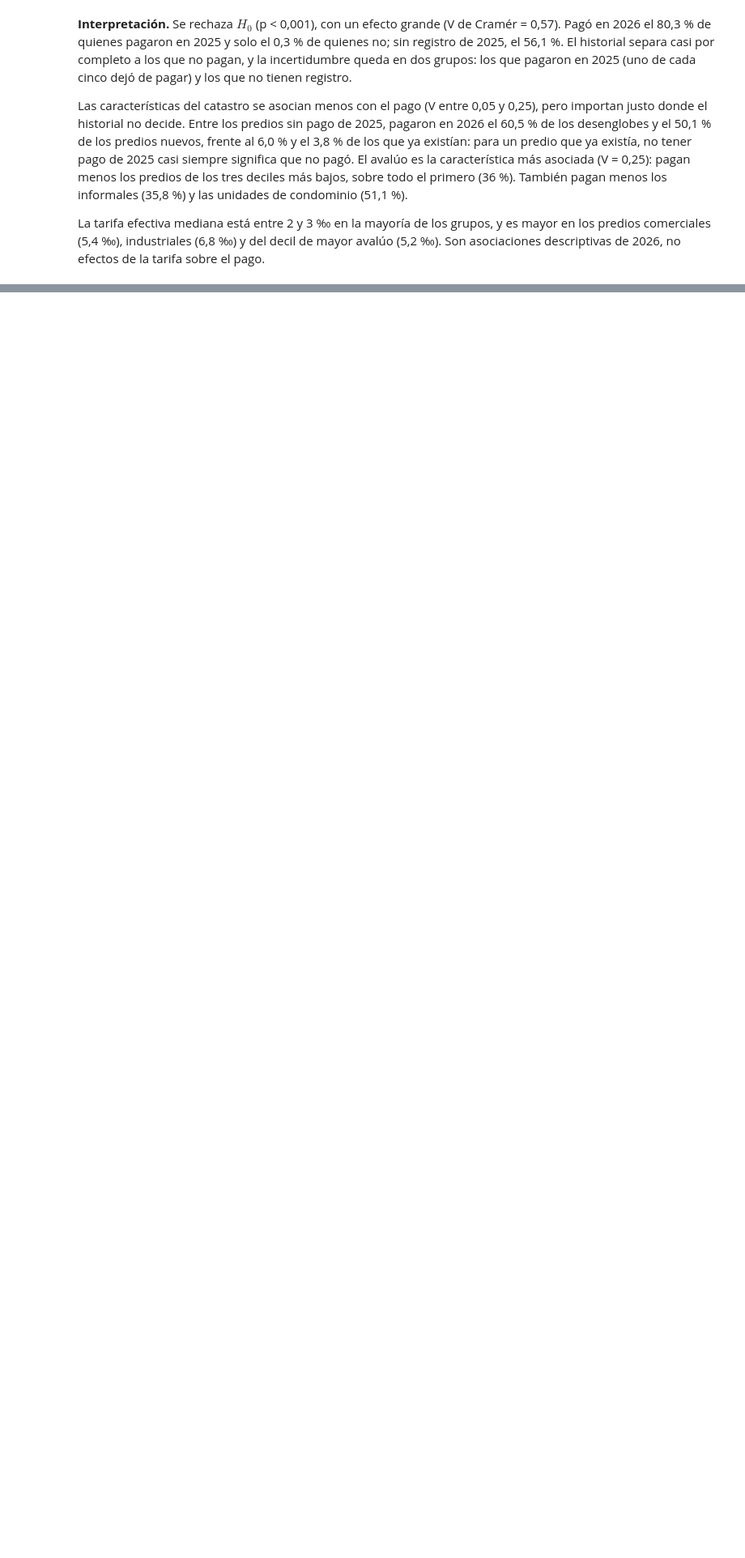
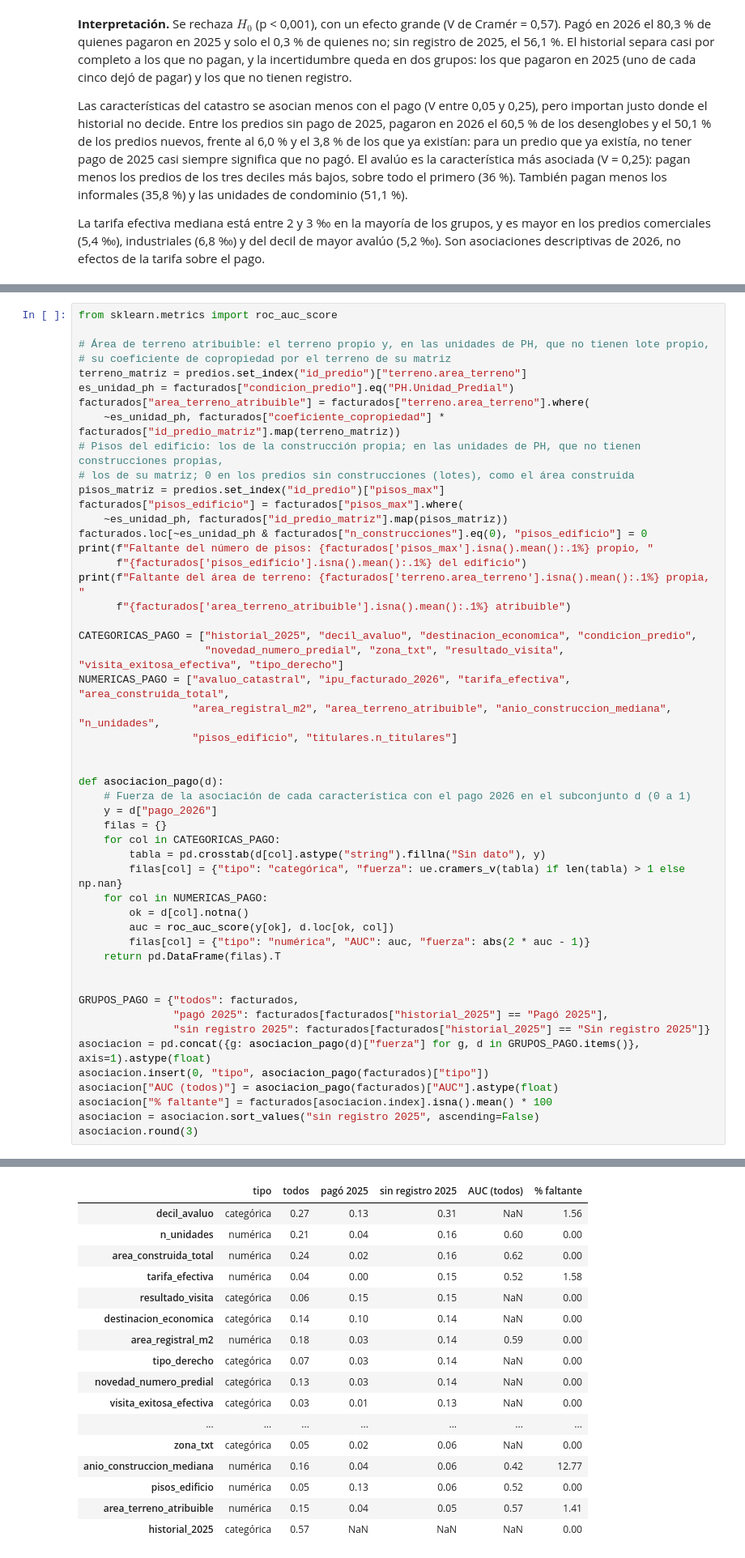
Before and after one commit to Danielfts/proyecto-MINE-ciencia-de-datos, a Jupyter notebook: entrega-2/notebooks/06-entendimiento-de-los-datos.ipynb, the cells around one changed output, grey strips where cells are left out. Shown at 81% size. Drawn from its saved outputs; the diff is of its cells as text; blank space fills up the shorter version.

```diff
--- a/entrega-2/notebooks/06-entendimiento-de-los-datos.ipynb
+++ b/entrega-2/notebooks/06-entendimiento-de-los-datos.ipynb
@@ -1335,0 +1349,51 @@ La tarifa efectiva mediana está entre 2 y 3 ‰ en la mayoría de los grupos, y
+# %%
+from sklearn.metrics import roc_auc_score
+
+# Área de terreno atribuible: el terreno propio y, en las unidades de PH, que no tienen lote propio,
+# su coeficiente de copropiedad por el terreno de su matriz
+terreno_matriz = predios.set_index("id_predio")["terreno.area_terreno"]
+es_unidad_ph = facturados["condicion_predio"].eq("PH.Unidad_Predial")
+facturados["area_terreno_atribuible"] = facturados["terreno.area_terreno"].where(
+    ~es_unidad_ph, facturados["coeficiente_copropiedad"] * facturados["id_predio_matriz"].map(terreno_matriz))
+# Pisos del edificio: los de la construcción propia; en las unidades de PH, que no tienen construcciones propias,
+# los de su matriz; 0 en los predios sin construcciones (lotes), como el área construida
+pisos_matriz = predios.set_index("id_predio")["pisos_max"]
+facturados["pisos_edificio"] = facturados["pisos_max"].where(
+    ~es_unidad_ph, facturados["id_predio_matriz"].map(pisos_matriz))
+facturados.loc[~es_unidad_ph & facturados["n_construcciones"].eq(0), "pisos_edificio"] = 0
+print(f"Faltante del número de pisos: {facturados['pisos_max'].isna().mean():.1%} propio, "
+      f"{facturados['pisos_edificio'].isna().mean():.1%} del edificio")
+print(f"Faltante del área de terreno: {facturados['terreno.area_terreno'].isna().mean():.1%} propia, "
+      f"{facturados['area_terreno_atribuible'].isna().mean():.1%} atribuible")
+
+CATEGORICAS_PAGO = ["historial_2025", "decil_avaluo", "destinacion_economica", "condicion_predio",
+                    "novedad_numero_predial", "zona_txt", "resultado_visita", "visita_exitosa_efectiva", "tipo_derecho"]
+NUMERICAS_PAGO = ["avaluo_catastral", "ipu_facturado_2026", "tarifa_efectiva", "area_construida_total",
+                  "area_registral_m2", "area_terreno_atribuible", "anio_construccion_mediana", "n_unidades",
+                  "pisos_edificio", "titulares.n_titulares"]
+
+
+def asociacion_pago(d):
+    # Fuerza de la asociación de cada característica con el pago 2026 en el subconjunto d (0 a 1)
+    y = d["pago_2026"]
+    filas = {}
+    for col in CATEGORICAS_PAGO:
+        tabla = pd.crosstab(d[col].astype("string").fillna("Sin dato"), y)
+        filas[col] = {"tipo": "categórica", "fuerza": ue.cramers_v(tabla) if len(tabla) > 1 else np.nan}
+    for col in NUMERICAS_PAGO:
+        ok = d[col].notna()
+        auc = roc_auc_score(y[ok], d.loc[ok, col])
+        filas[col] = {"tipo": "numérica", "AUC": auc, "fuerza": abs(2 * auc - 1)}
+    return pd.DataFrame(filas).T
+
+
+GRUPOS_PAGO = {"todos": facturados,
+               "pagó 2025": facturados[facturados["historial_2025"] == "Pagó 2025"],
+               "sin registro 2025": facturados[facturados["historial_2025"] == "Sin registro 2025"]}
+asociacion = pd.concat({g: asociacion_pago(d)["fuerza"] for g, d in GRUPOS_PAGO.items()}, axis=1).astype(float)
+asociacion.insert(0, "tipo", asociacion_pago(facturados)["tipo"])
+asociacion["AUC (todos)"] = asociacion_pago(facturados)["AUC"].astype(float)
+asociacion["% faltante"] = facturados[asociacion.index].isna().mean() * 100
+asociacion = asociacion.sort_values("sin registro 2025", ascending=False)
+asociacion.round(3)
+# %% [output]
@@ -1335,0 +1402,17 @@ La tarifa efectiva mediana está entre 2 y 3 ‰ en la mayoría de los grupos, y
+|  | tipo | todos | pagó 2025 | sin registro 2025 | AUC (todos) | % faltante |
+| decil_avaluo | categórica | 0.27 | 0.13 | 0.31 | NaN | 1.56 |
+| n_unidades | numérica | 0.21 | 0.04 | 0.16 | 0.60 | 0.00 |
+| area_construida_total | numérica | 0.24 | 0.02 | 0.16 | 0.62 | 0.00 |
+| tarifa_efectiva | numérica | 0.04 | 0.00 | 0.15 | 0.52 | 1.58 |
+| resultado_visita | categórica | 0.06 | 0.15 | 0.15 | NaN | 0.00 |
+| destinacion_economica | categórica | 0.14 | 0.10 | 0.14 | NaN | 0.00 |
+| area_registral_m2 | numérica | 0.18 | 0.03 | 0.14 | 0.59 | 0.00 |
+| tipo_derecho | categórica | 0.07 | 0.03 | 0.14 | NaN | 0.00 |
+| novedad_numero_predial | categórica | 0.13 | 0.03 | 0.14 | NaN | 0.00 |
+| visita_exitosa_efectiva | categórica | 0.03 | 0.01 | 0.13 | NaN | 0.00 |
+| ... | ... | ... | ... | ... | ... | ... |
+| zona_txt | categórica | 0.05 | 0.02 | 0.06 | NaN | 0.00 |
+| anio_construccion_mediana | numérica | 0.16 | 0.04 | 0.06 | 0.42 | 12.77 |
+| pisos_edificio | numérica | 0.05 | 0.13 | 0.06 | 0.52 | 0.00 |
+| area_terreno_atribuible | numérica | 0.15 | 0.04 | 0.05 | 0.57 | 1.41 |
+| historial_2025 | categórica | 0.57 | NaN | NaN | NaN | 0.00 |
```
Also changed, not shown: parts of 26 cells of this notebook, 3 other files.
